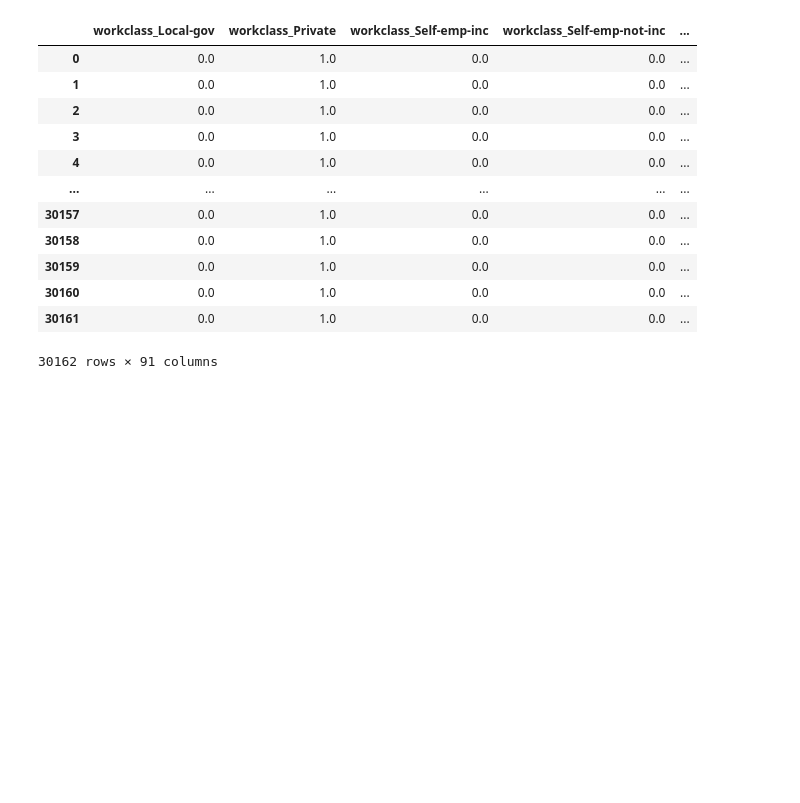
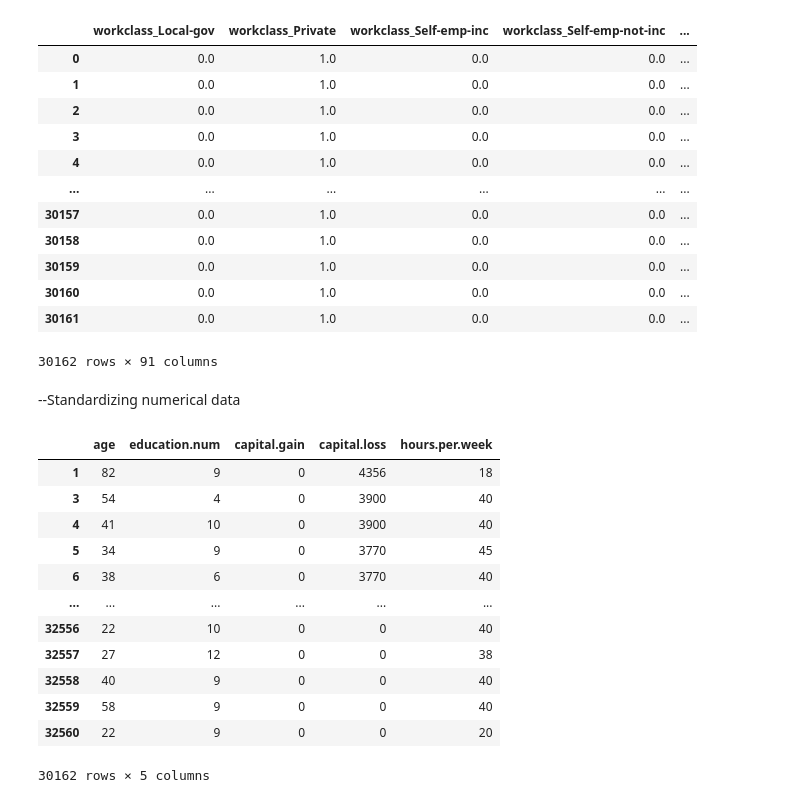
Before and after one commit to soniya-builds/Data-Analysis-Projects, a Jupyter notebook: Full Data Analysis Project with Python/raw_code.ipynb, the cells around one changed output. Cells and saved outputs as stored; diff of their text form; code cells hidden in the pictures; blank space fills up the shorter version.

```diff
--- a/Full Data Analysis Project with Python/raw_code.ipynb
+++ b/Full Data Analysis Project with Python/raw_code.ipynb
@@ -948,3 +948,23 @@ cat_df
 | 30160 | 0.0 | 1.0 | 0.0 | 0.0 | ... |
 | 30161 | 0.0 | 1.0 | 0.0 | 0.0 | ... |
 30162 rows × 91 columns
+# %% [markdown]
+--Standardizing numerical data
+# %%
+num = df.select_dtypes(include=['int64'])
+# %%
+num
+# %% [output]
+|  | age | education.num | capital.gain | capital.loss | hours.per.week |
+| 1 | 82 | 9 | 0 | 4356 | 18 |
+| 3 | 54 | 4 | 0 | 3900 | 40 |
+| 4 | 41 | 10 | 0 | 3900 | 40 |
+| 5 | 34 | 9 | 0 | 3770 | 45 |
+| 6 | 38 | 6 | 0 | 3770 | 40 |
+| ... | ... | ... | ... | ... | ... |
+| 32556 | 22 | 10 | 0 | 0 | 40 |
+| 32557 | 27 | 12 | 0 | 0 | 38 |
+| 32558 | 40 | 9 | 0 | 0 | 40 |
+| 32559 | 58 | 9 | 0 | 0 | 40 |
+| 32560 | 22 | 9 | 0 | 0 | 20 |
+30162 rows × 5 columns
```
